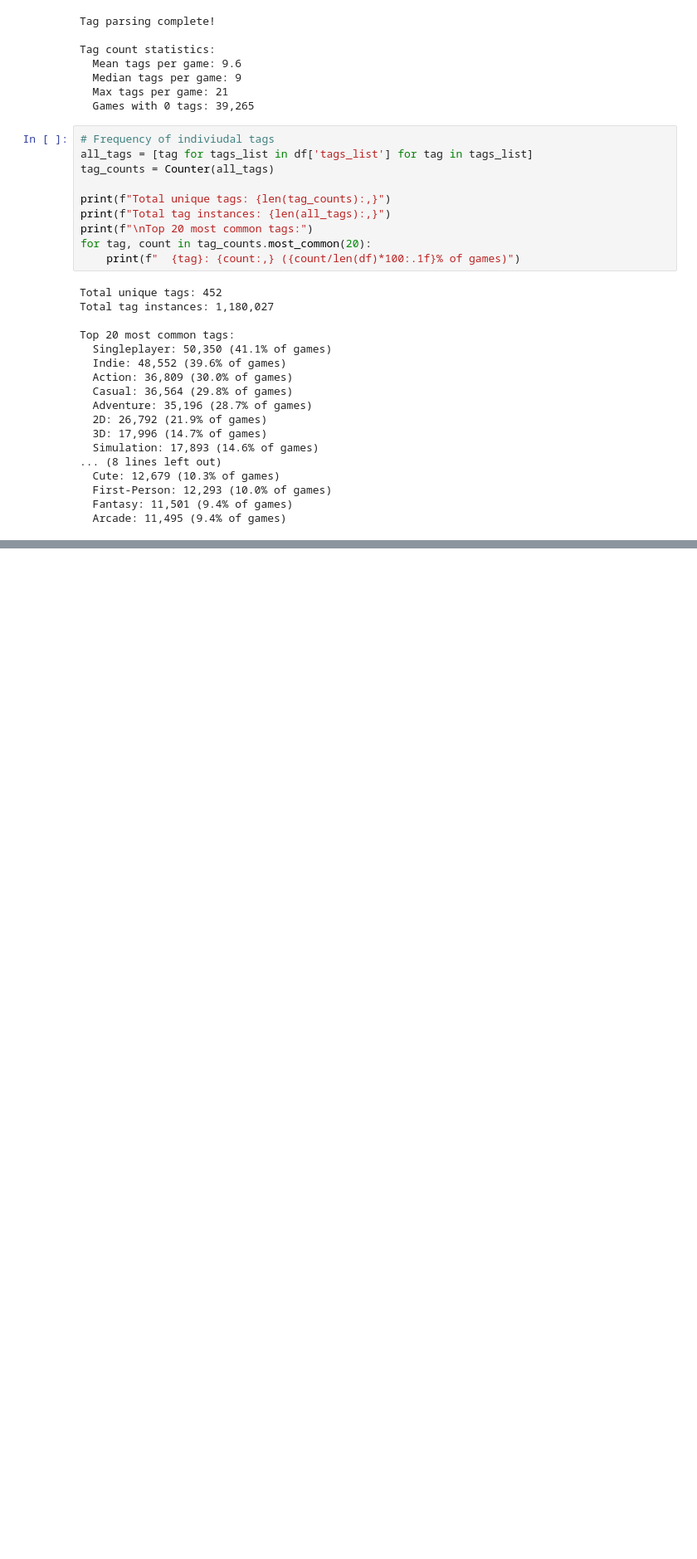
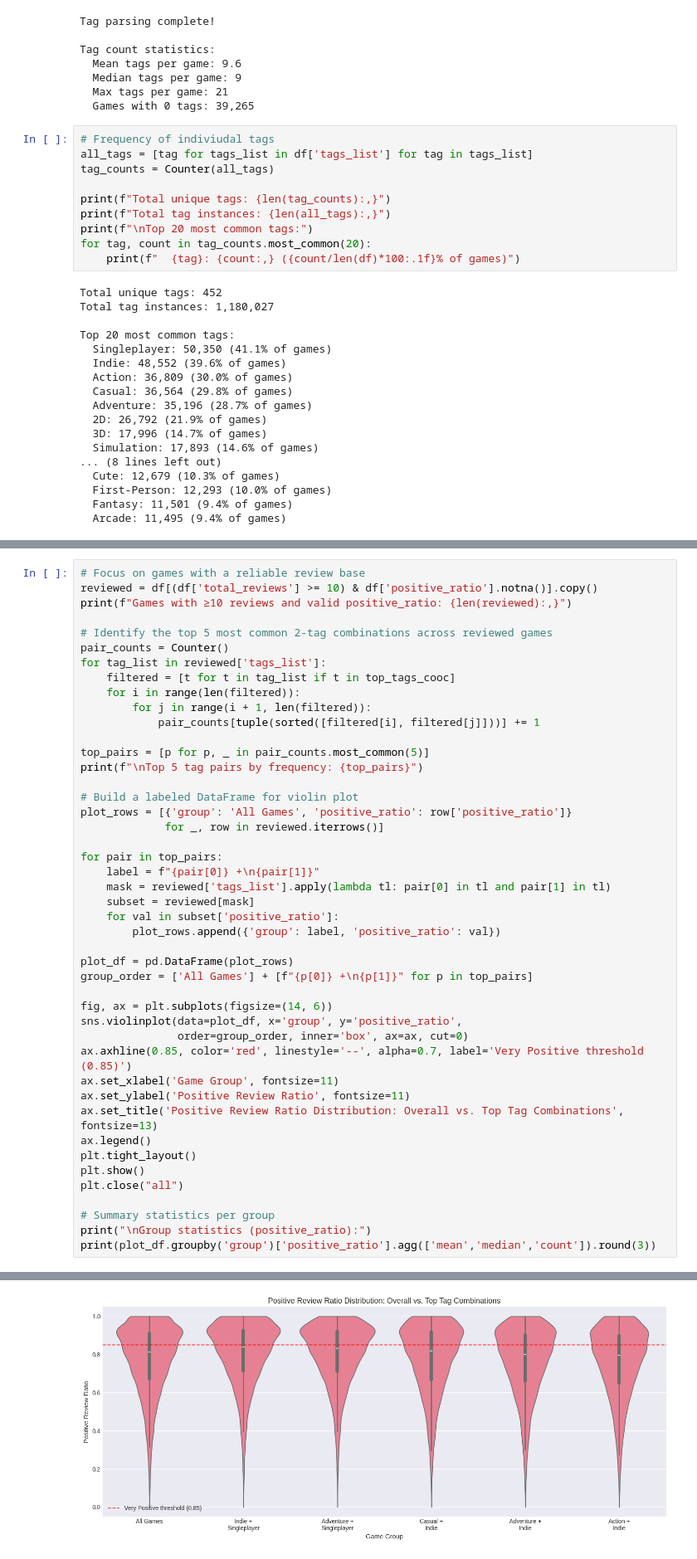
Before and after one commit to Ty700/SteamDB-Data-Mining, a Jupyter notebook: SteamDBMining.ipynb, the cells around one changed output, grey strips where cells are left out. Shown at 83% size. Drawn from its saved outputs; the diff is of its cells as text; blank space fills up the shorter version.

```diff
--- a/SteamDBMining.ipynb
+++ b/SteamDBMining.ipynb
@@ -983,0 +1154,46 @@ This dual approach provides both **explanation** and **prediction**, making it i
+# %%
+# Focus on games with a reliable review base
+reviewed = df[(df['total_reviews'] >= 10) & df['positive_ratio'].notna()].copy()
+print(f"Games with ≥10 reviews and valid positive_ratio: {len(reviewed):,}")
+
+# Identify the top 5 most common 2-tag combinations across reviewed games
+pair_counts = Counter()
+for tag_list in reviewed['tags_list']:
+    filtered = [t for t in tag_list if t in top_tags_cooc]
+    for i in range(len(filtered)):
+        for j in range(i + 1, len(filtered)):
+            pair_counts[tuple(sorted([filtered[i], filtered[j]]))] += 1
+
+top_pairs = [p for p, _ in pair_counts.most_common(5)]
+print(f"\nTop 5 tag pairs by frequency: {top_pairs}")
+
+# Build a labeled DataFrame for violin plot
+plot_rows = [{'group': 'All Games', 'positive_ratio': row['positive_ratio']}
+             for _, row in reviewed.iterrows()]
+
+for pair in top_pairs:
+    label = f"{pair[0]} +\n{pair[1]}"
+    mask = reviewed['tags_list'].apply(lambda tl: pair[0] in tl and pair[1] in tl)
+    subset = reviewed[mask]
+    for val in subset['positive_ratio']:
+        plot_rows.append({'group': label, 'positive_ratio': val})
+
+plot_df = pd.DataFrame(plot_rows)
+group_order = ['All Games'] + [f"{p[0]} +\n{p[1]}" for p in top_pairs]
+
+fig, ax = plt.subplots(figsize=(14, 6))
+sns.violinplot(data=plot_df, x='group', y='positive_ratio',
+               order=group_order, inner='box', ax=ax, cut=0)
+ax.axhline(0.85, color='red', linestyle='--', alpha=0.7, label='Very Positive threshold (0.85)')
+ax.set_xlabel('Game Group', fontsize=11)
+ax.set_ylabel('Positive Review Ratio', fontsize=11)
+ax.set_title('Positive Review Ratio Distribution: Overall vs. Top Tag Combinations', fontsize=13)
+ax.legend()
+plt.tight_layout()
+plt.show()
+plt.close("all")
+
+# Summary statistics per group
+print("\nGroup statistics (positive_ratio):")
+print(plot_df.groupby('group')['positive_ratio'].agg(['mean','median','count']).round(3))
+# %% [output]
@@ -983,0 +1203 @@ This dual approach provides both **explanation** and **prediction**, making it i
+[figure, added]
```
Also changed, not shown: parts of 68 cells of this notebook.
